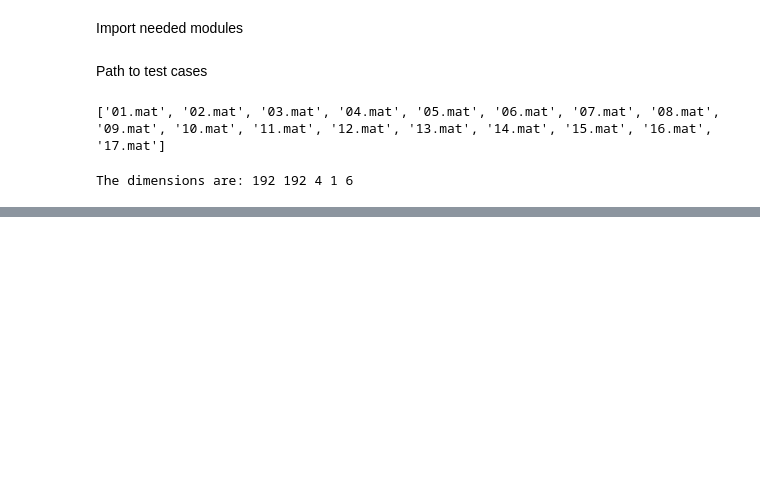
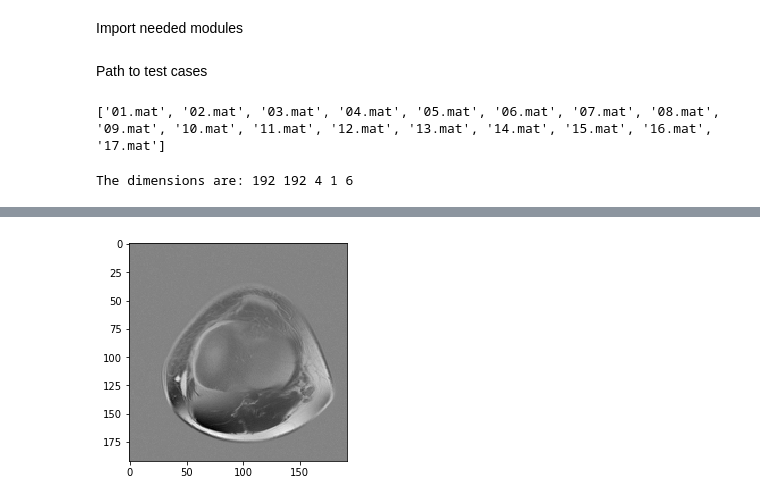
Before and after one commit to joseferpaz/fw_i3cm1i_3pluspoint_berglund_QPBO, a Jupyter notebook: python/jupyter/Jup_1.ipynb, the cells around one changed output, grey strips where cells are left out. Saved outputs shown, nothing was run; the diff lists cells and outputs as text; code cells hidden in the pictures; blank space fills up the shorter version.

Commit message:
got some images in the notebook

```diff
--- a/python/jupyter/Jup_1.ipynb
+++ b/python/jupyter/Jup_1.ipynb
@@ -31,0 +60,6 @@ The dimensions are: 192 192 4 1 6
+# %%
+from matplotlib import pyplot as plt
+plt.imshow(np.imag(sub_num2[:,:,0,0,0]), interpolation='nearest', cmap='gray')
+plt.show()
+# %% [output]
+[figure, added]
```
Also changed, not shown: parts of 5 cells of this notebook, 1 other file.
